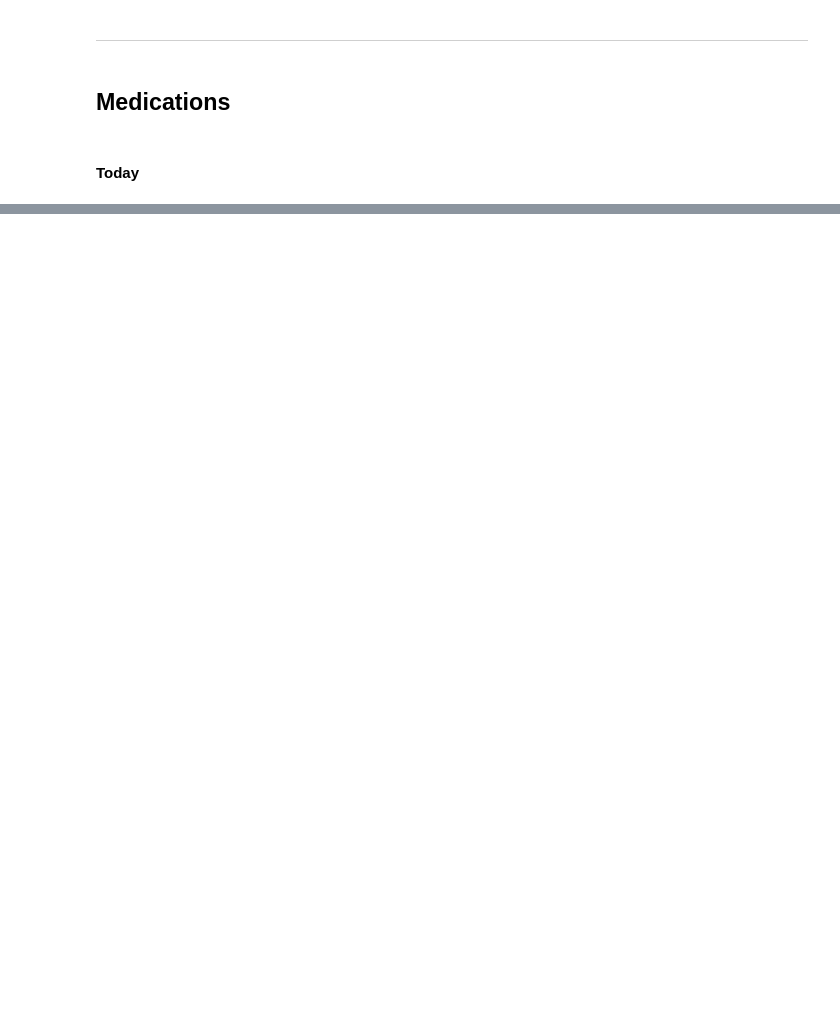
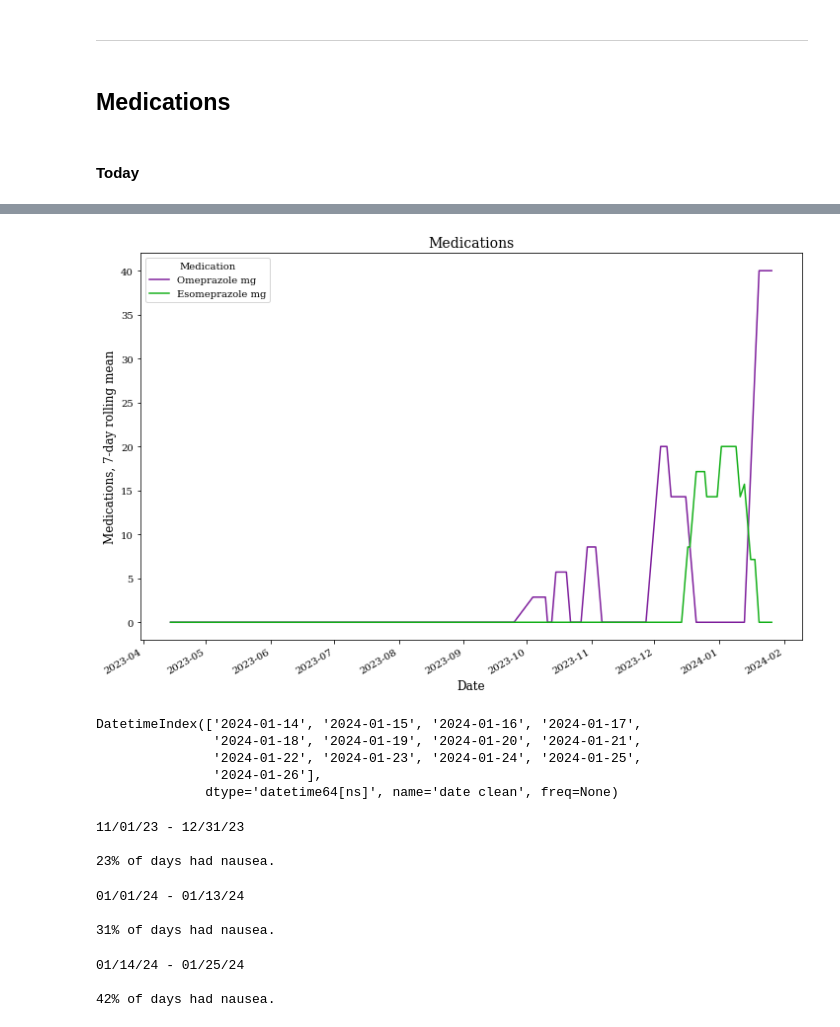
Before and after one commit to roesler-stan/health-analysis, a Jupyter notebook: 2b_analysis_for_drs.ipynb, the cells around one changed output, grey strips where cells are left out. Saved outputs shown, nothing was run; the diff lists cells and outputs as text; code cells hidden in the pictures; blank space fills up the shorter version.

Commit message:
generalize medication analysis

```diff
--- a/2b_analysis_for_drs.ipynb
+++ b/2b_analysis_for_drs.ipynb
@@ -135,0 +144,27 @@ print(summary)
+# %%
+cols = ["Omeprazole mg", "Esomeprazole mg"]
+n_days = 7
+
+fig, ax = plt.subplots(figsize=(12, 8), facecolor="w")
+for col in cols:
+    plt.plot(
+        df.index,
+        df[col].rolling(n_days).mean(),
+        label=col,
+    )
+
+plt.xlabel("Date", size=12)
+plt.ylabel(f"Medications, {n_days}-day rolling mean", size=12)
+plt.title("Medications", size=14)
+plt.legend(title="Medication")
+fig.autofmt_xdate()
+# %% [output]
+[figure, added]
+# %%
+df.loc[df["Omeprazole mg"] == 40].index
+# %% [output]
+DatetimeIndex(['2024-01-14', '2024-01-15', '2024-01-16', '2024-01-17',
+               '2024-01-18', '2024-01-19', '2024-01-20', '2024-01-21',
+               '2024-01-22', '2024-01-23', '2024-01-24', '2024-01-25',
+               '2024-01-26'],
+              dtype='datetime64[ns]', name='date clean', freq=None)
@@ -135,0 +173,48 @@ print(summary)
+# %%
+# after surgery, before taking a lot of Omeprazole
+start_dt = datetime.datetime(2023, 11, 1)
+end_dt = datetime.datetime(2023, 12, 31)
+
+summary = generate_summary(
+    df,
+    start_dt,
+    end_dt,
+    categorical_metrics,
+)
+print(summary)
+# %% [output]
+11/01/23 - 12/31/23
+
+23% of days had nausea.
+# %%
+# directly before increasing Omeprazole
+start_dt = datetime.datetime(2024, 1, 1)
+end_dt = datetime.datetime(2024, 1, 13)
+
+summary = generate_summary(
+    df,
+    start_dt,
+    end_dt,
+    categorical_metrics,
+)
+print(summary)
+# %% [output]
+01/01/24 - 01/13/24
+
+31% of days had nausea.
+# %%
+# after taking Omeprazole
+start_dt = datetime.datetime(2024, 1, 14)
+end_dt = datetime.datetime(2024, 1, 25)
+
+summary = generate_summary(
+    df,
+    start_dt,
+    end_dt,
+    categorical_metrics,
+)
+print(summary)
+# %% [output]
+01/14/24 - 01/25/24
+
+42% of days had nausea.
```
Also changed, not shown: parts of 7 cells of this notebook, 7 other files.
